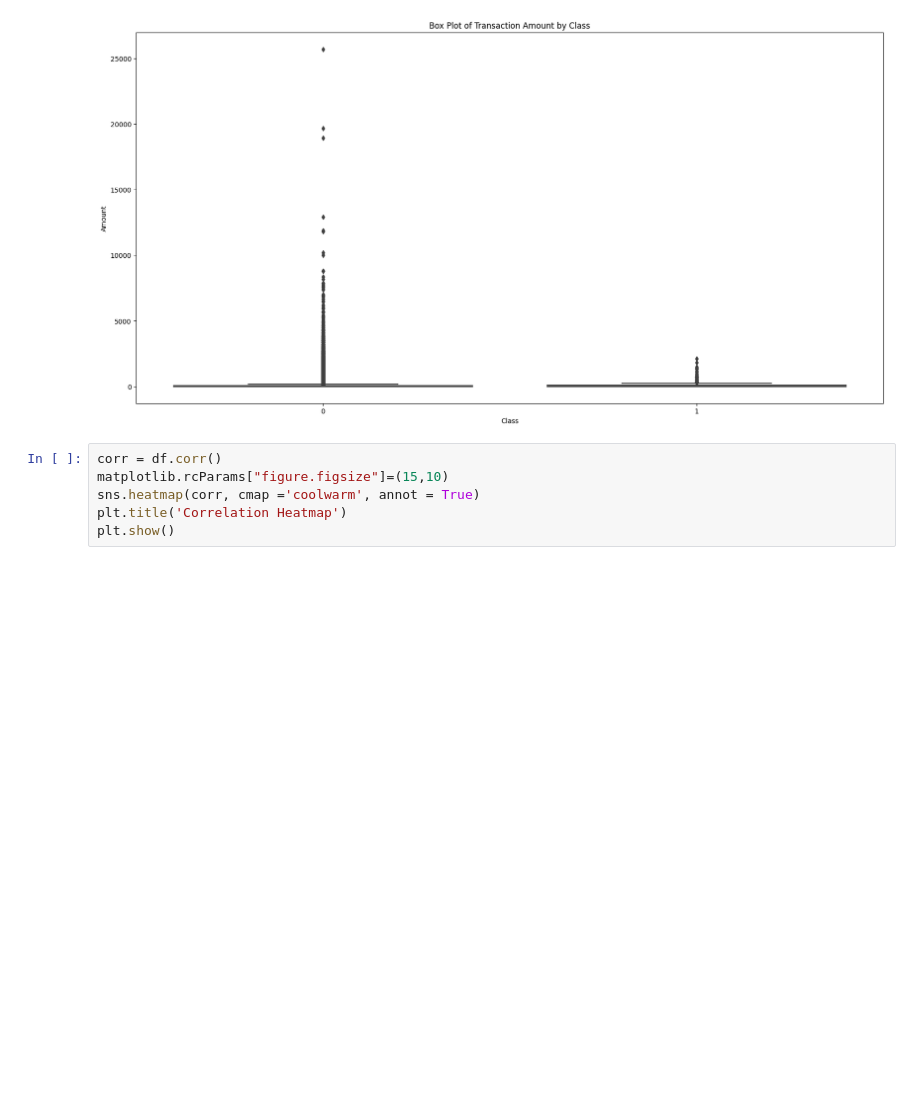
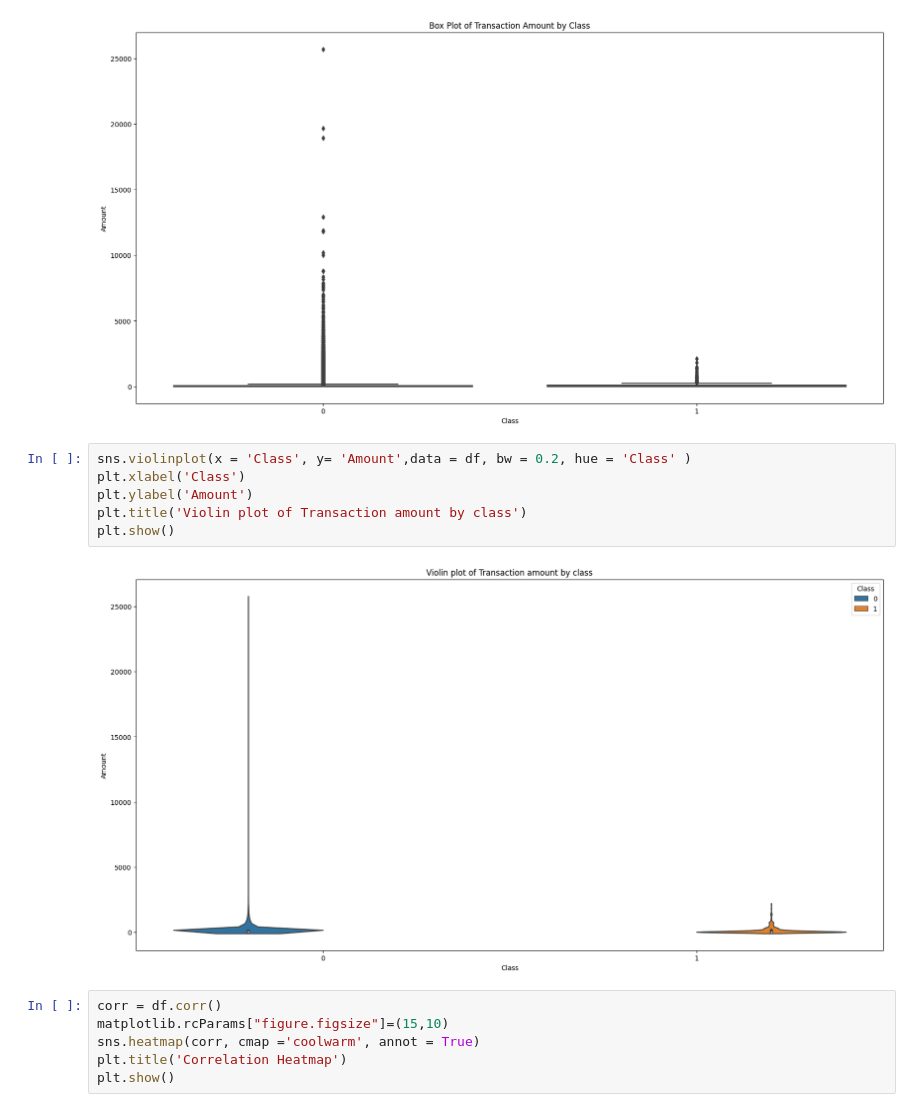
Before and after one commit to geetika-0812/Credit_Card_Fraud_Detection, a Jupyter notebook: Credit Card Fraud Detection.ipynb, the cells around one changed output. Cells and saved outputs as stored; diff of their text form; blank space fills up the shorter version.

```diff
--- a/Credit Card Fraud Detection.ipynb
+++ b/Credit Card Fraud Detection.ipynb
@@ -44,6 +57,14 @@ plt.title('Box Plot of Transaction Amount by Class')
 plt.show()
 # %% [output]
 [figure]
+# %%
+sns.violinplot(x = 'Class', y= 'Amount',data = df, bw = 0.2, hue = 'Class' )
+plt.xlabel('Class')
+plt.ylabel('Amount')
+plt.title('Violin plot of Transaction amount by class')
+plt.show()
+# %% [output]
+[figure, added]
 # %%
 corr = df.corr()
 matplotlib.rcParams["figure.figsize"]=(15,10)
```
Also changed, not shown: parts of 45 cells of this notebook, 1 other file.
